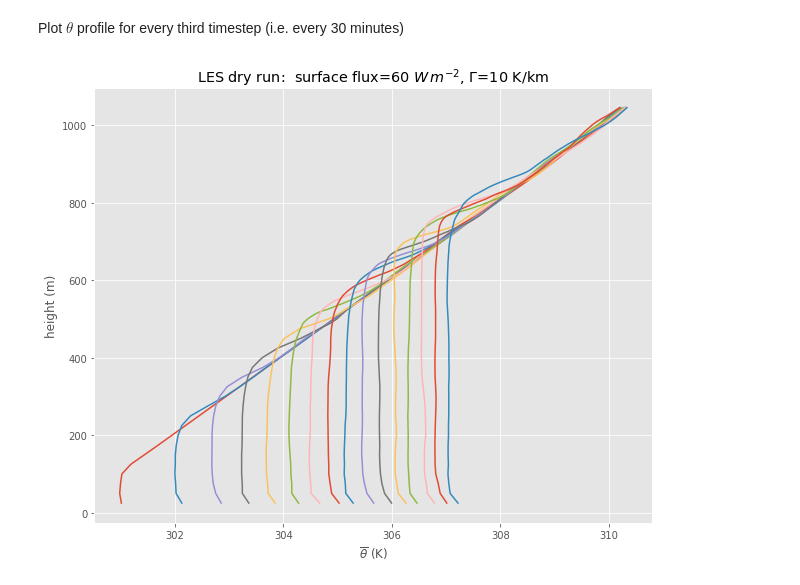
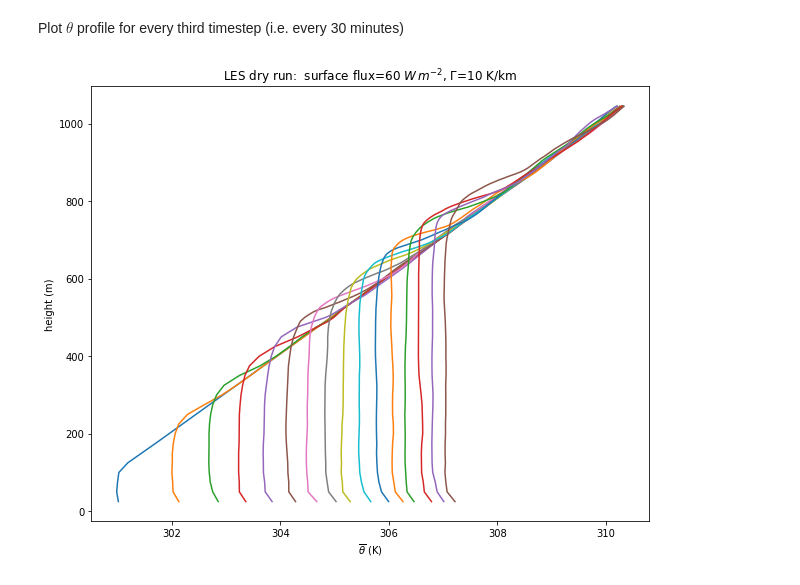
Before and after one commit to phaustin/atsc500, a Jupyter notebook: notebooks/dry_les.ipynb, the cells around one changed output. Cells and saved outputs as stored; diff of their text form; code cells hidden in the pictures.

```diff
--- a/notebooks/dry_les.ipynb
+++ b/notebooks/dry_les.ipynb
@@ -53,32 +74,31 @@ def make_theta(temp,press):
     """
       temp in K
       press in Pa
       returns theta in K
     """
     p0=1.e5
     Rd=287.  #J/kg/K
     cpd=1004.  #J/kg/K
     theta=temp*(p0/press)**(Rd/cpd)
     return theta
 
 case_name='case_60_10.nc'
 #
 #  look at the first ensemble member
 #
 ensemble='c1'
 with Dataset(case_name,'r') as ncin:
     group = ncin.groups['c1']
     temp=group.variables['TABS'][...]
     press=ncin.variables['press'][...]
     z=ncin.variables['z'][...]
 temp=temp.mean(axis=3).mean(axis=2)
 
-plt.style.use('ggplot')
 fig,ax=plt.subplots(1,1,figsize=(10,8))
 for i in np.arange(0,temp.shape[0],3):
     theta = make_theta(temp[i,:],press)
     ax.plot(theta,z)
 out=ax.set(xlabel=r'$\overline{\theta}$ (K)',ylabel='height (m)',
        title='LES dry run:  surface flux=60 $W\,m^{-2}$, $\Gamma$=10 K/km')
 # %% [output]
-[figure, old version]
+[figure, new version]
```
Also changed, not shown: parts of 9 cells of this notebook, 4 other files.
